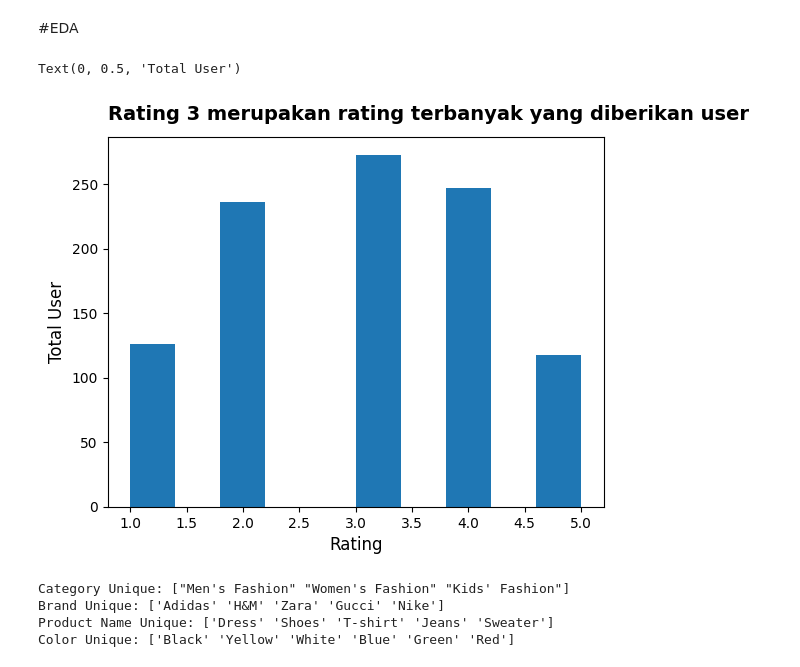
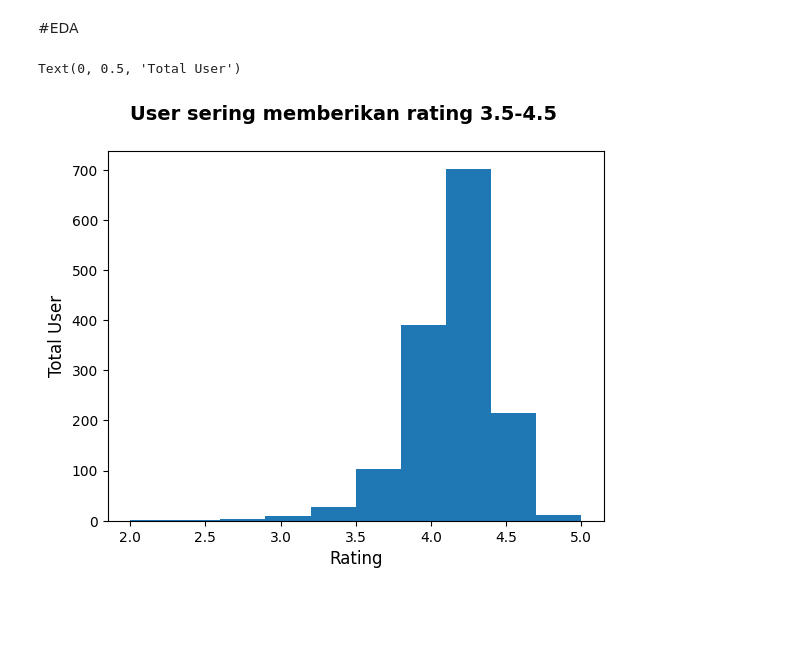
Before and after one commit to fffadhilll/recommender-system-hackathon, a Jupyter notebook: recsys_hackathon.ipynb, the cells around one changed output. Drawn from its saved outputs; the diff is of its cells as text; code cells hidden in the pictures; blank space fills up the shorter version.

```diff
--- a/recsys_hackathon.ipynb
+++ b/recsys_hackathon.ipynb
@@ -97,0 +121,6 @@ df.head()
+# %%
+df['rating_count'] = df['rating_count'].str.replace(',', '')
+# df['rating_count'] = df['rating_count'].astype('int')
+# %%
+df['rating_count'] = df['rating_count'].fillna(0)
+df['rating_count'] = df['rating_count'].astype('int')
@@ -97,0 +154,3 @@ df.head()
+# %%
+categories = df['category'].map(lambda x: x.split('|'))
+df['categories'] = categories
@@ -98,21 +185,13 @@ df.head()
+# %%
+df.drop(columns='categories', inplace=True)
 # %% [markdown]
 #EDA
 # %%
-df.Rating.plot.hist()
+df.rating.plot.hist()
 
-plt.text(x=0.8, y=300, s='Rating 3 merupakan rating terbanyak yang diberikan user', fontweight='bold', fontsize=14)
+plt.text(x=2, y=800, s='User sering memberikan rating 3.5-4.5', fontweight='bold', fontsize=14)
 plt.xlabel('Rating', fontsize=12)
 plt.ylabel('Total User', fontsize=12)
 # %% [output]
 Text(0, 0.5, 'Total User')
-[figure, old version]
+[figure, new version]
-# %%
-print(f'Category Unique: {df["Category"].unique()}')
-print(f'Brand Unique: {df["Brand"].unique()}')
-print(f'Product Name Unique: {df["Product Name"].unique()}')
-print(f'Color Unique: {df["Color"].unique()}')
-# %% [output]
-Category Unique: ["Men's Fashion" "Women's Fashion" "Kids' Fashion"]
-Brand Unique: ['Adidas' 'H&M' 'Zara' 'Gucci' 'Nike']
-Product Name Unique: ['Dress' 'Shoes' 'T-shirt' 'Jeans' 'Sweater']
-Color Unique: ['Black' 'Yellow' 'White' 'Blue' 'Green' 'Red']
```
Also changed, not shown: parts of 36 cells of this notebook, 2 other files.
